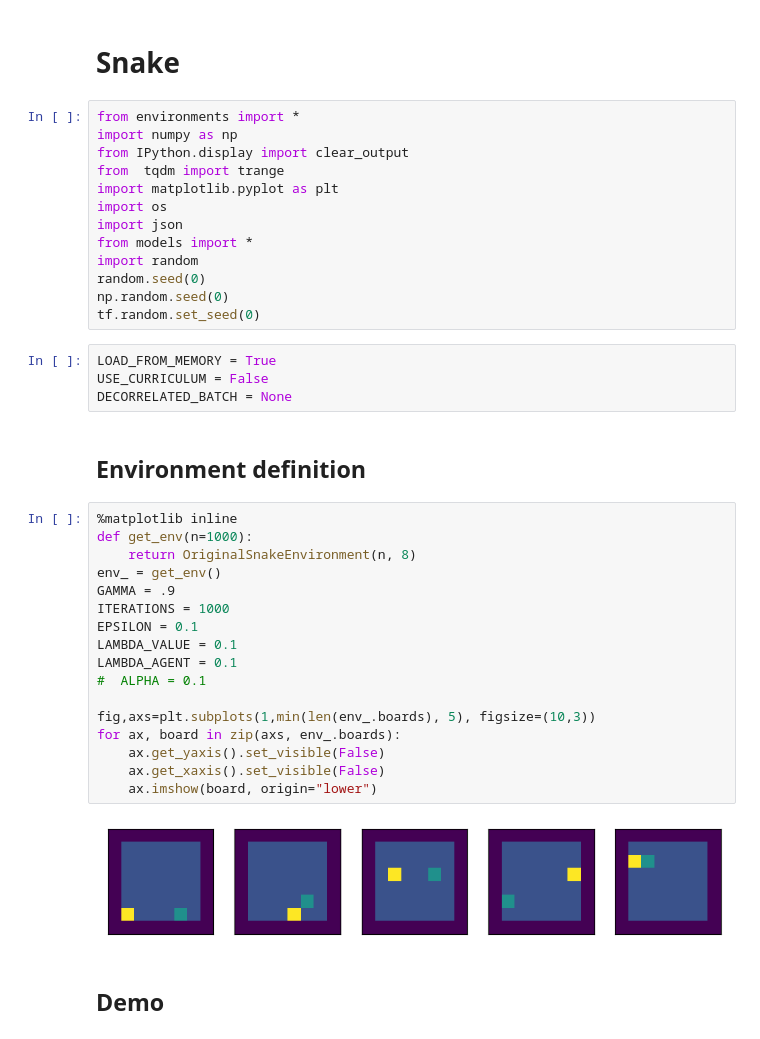
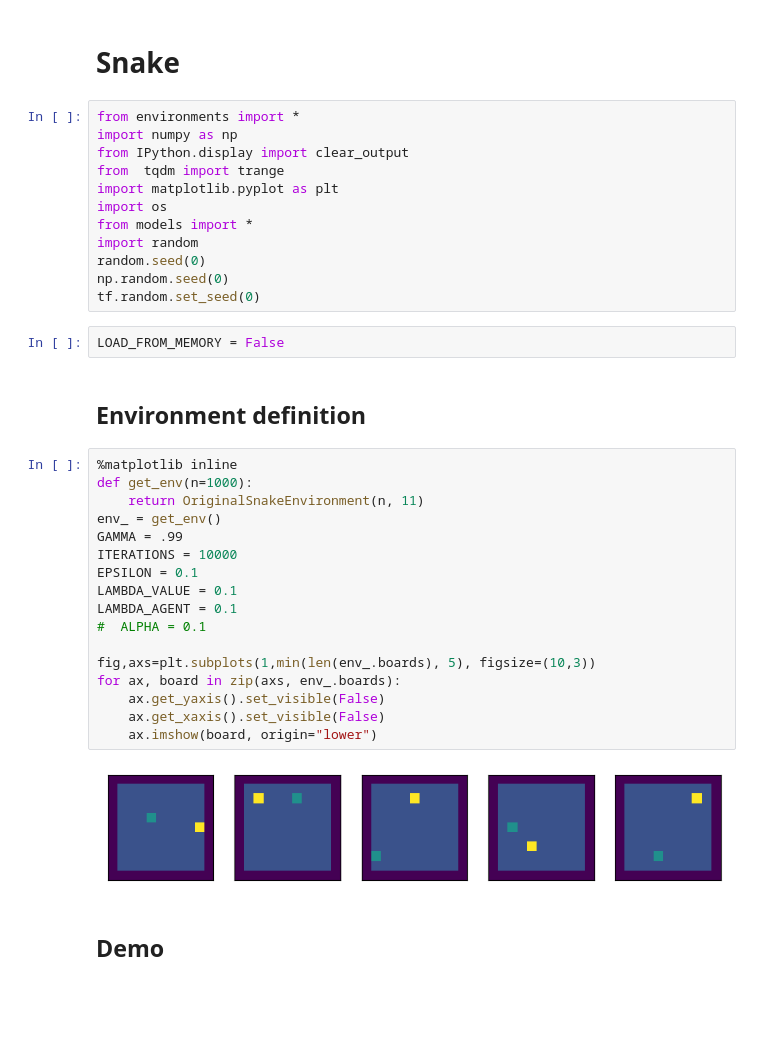
Before and after one commit to AlbertoSinigaglia/snake-reinforcement-learning, a Jupyter notebook: code/main.ipynb, the cells around one changed output. Saved outputs shown, nothing was run; the diff lists cells and outputs as text; blank space fills up the shorter version.

```diff
--- a/code/main.ipynb
+++ b/code/main.ipynb
@@ -7,37 +7,34 @@ from IPython.display import clear_output
 from  tqdm import trange
 import matplotlib.pyplot as plt
 import os
-import json
 from models import *
 import random
 random.seed(0)
 np.random.seed(0)
 tf.random.set_seed(0)
 # %%
-LOAD_FROM_MEMORY = True
-USE_CURRICULUM = False
-DECORRELATED_BATCH = None
+LOAD_FROM_MEMORY = False
 # %% [markdown]
 ## Environment definition
 # %%
 %matplotlib inline
 def get_env(n=1000):
-    return OriginalSnakeEnvironment(n, 8)
+    return OriginalSnakeEnvironment(n, 11)
 env_ = get_env()
-GAMMA = .9
-ITERATIONS = 1000
+GAMMA = .99
+ITERATIONS = 10000
 EPSILON = 0.1
 LAMBDA_VALUE = 0.1
 LAMBDA_AGENT = 0.1
 #  ALPHA = 0.1
 
 fig,axs=plt.subplots(1,min(len(env_.boards), 5), figsize=(10,3))
 for ax, board in zip(axs, env_.boards):
     ax.get_yaxis().set_visible(False)
     ax.get_xaxis().set_visible(False)
     ax.imshow(board, origin="lower")
 # %% [output]
-[figure, old version]
+[figure, new version]
 # %% [markdown]
 ## Demo
 # %%
```
Also changed, not shown: parts of 15 cells of this notebook, 30 other files.
